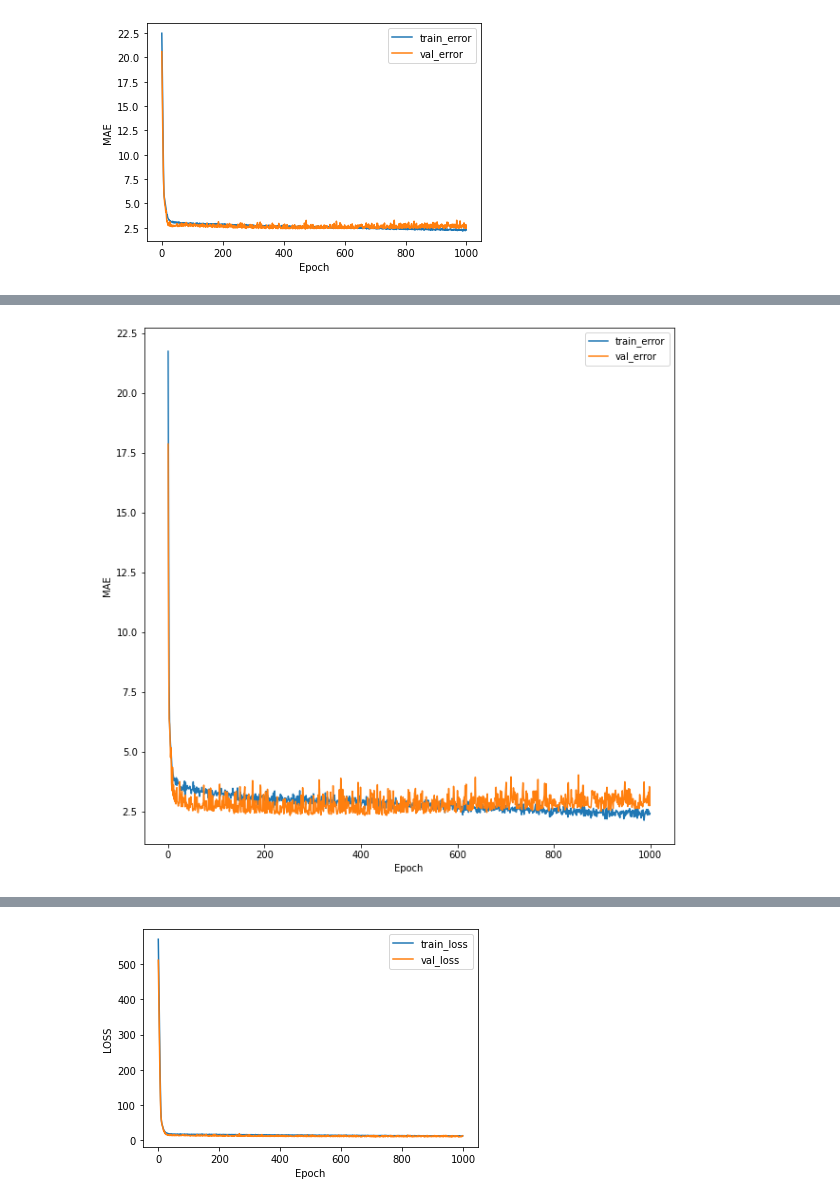
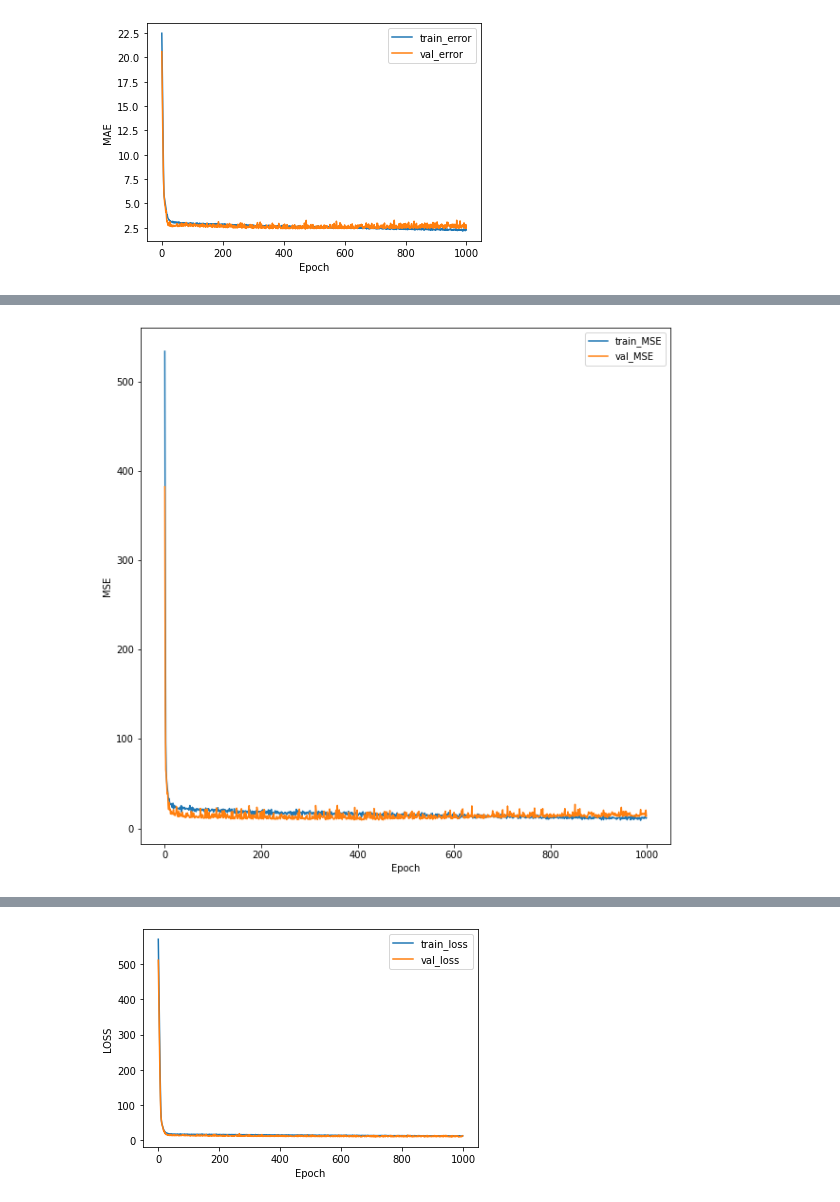
Before and after one commit to a-forty-two/cylons, a Jupyter notebook: 07_Regularization.ipynb, the cells around one changed output, grey strips where cells are left out. Drawn from its saved outputs; the diff is of its cells as text; code cells hidden in the pictures.

```diff
--- a/07_Regularization.ipynb
+++ b/07_Regularization.ipynb
@@ -518,14 +547,13 @@ plt.show()
 # %%
 hist2 = pd.DataFrame(history.history)
 hist2['epoch'] = h2.epoch
 plt.figure(figsize=(10,10))
 plt.xlabel('Epoch')
-plt.ylabel('MAE')
-plt.plot(hist2['mean_absolute_error'], label='train_error')
-plt.plot(hist2['val_mean_absolute_error'], label='val_error')
+plt.ylabel('MSE')
+plt.plot(hist2['mean_squared_error'], label='train_MSE')
+plt.plot(hist2['val_mean_squared_error'], label='val_MSE')
 
 plt.legend()
 plt.show()
-# IN THIS CASE-> Looks like DROPOUT wasn't very helpful
 # %% [output]
-[figure, old version]
+[figure, new version]
```
Also changed, not shown: parts of 4 cells of this notebook.
